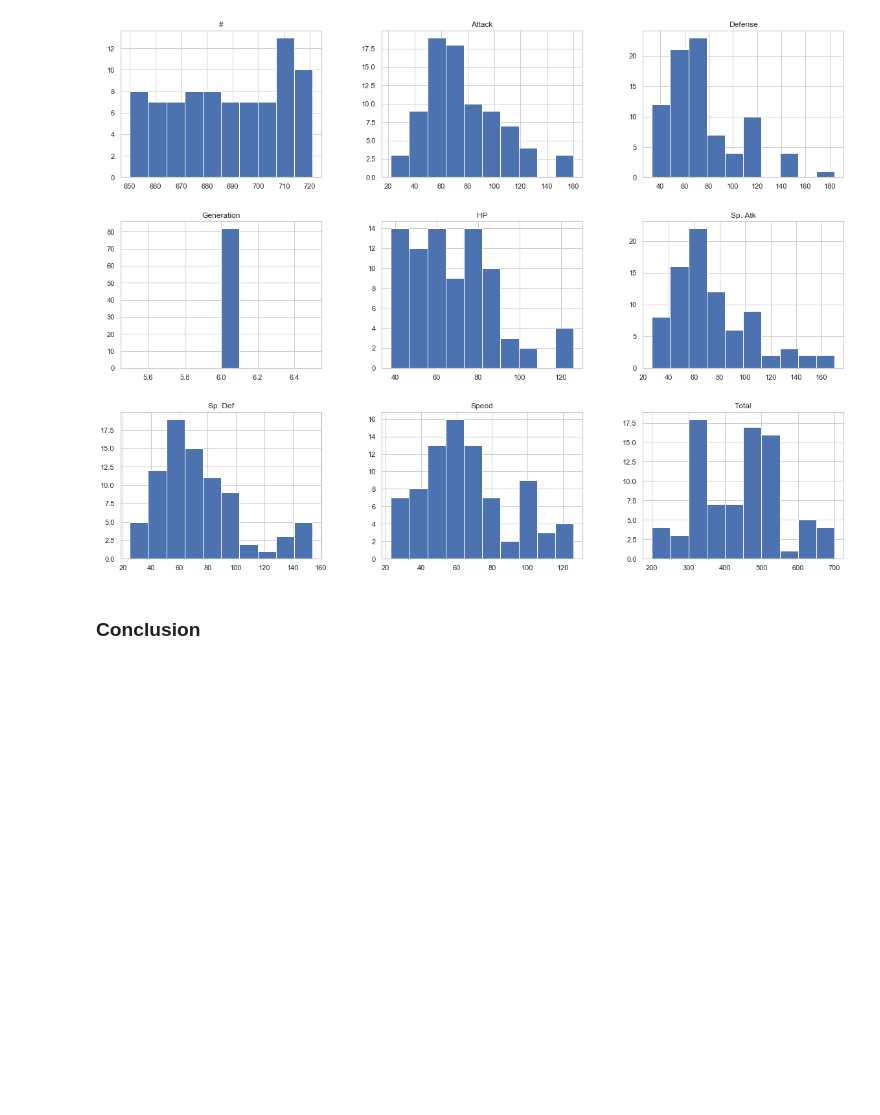
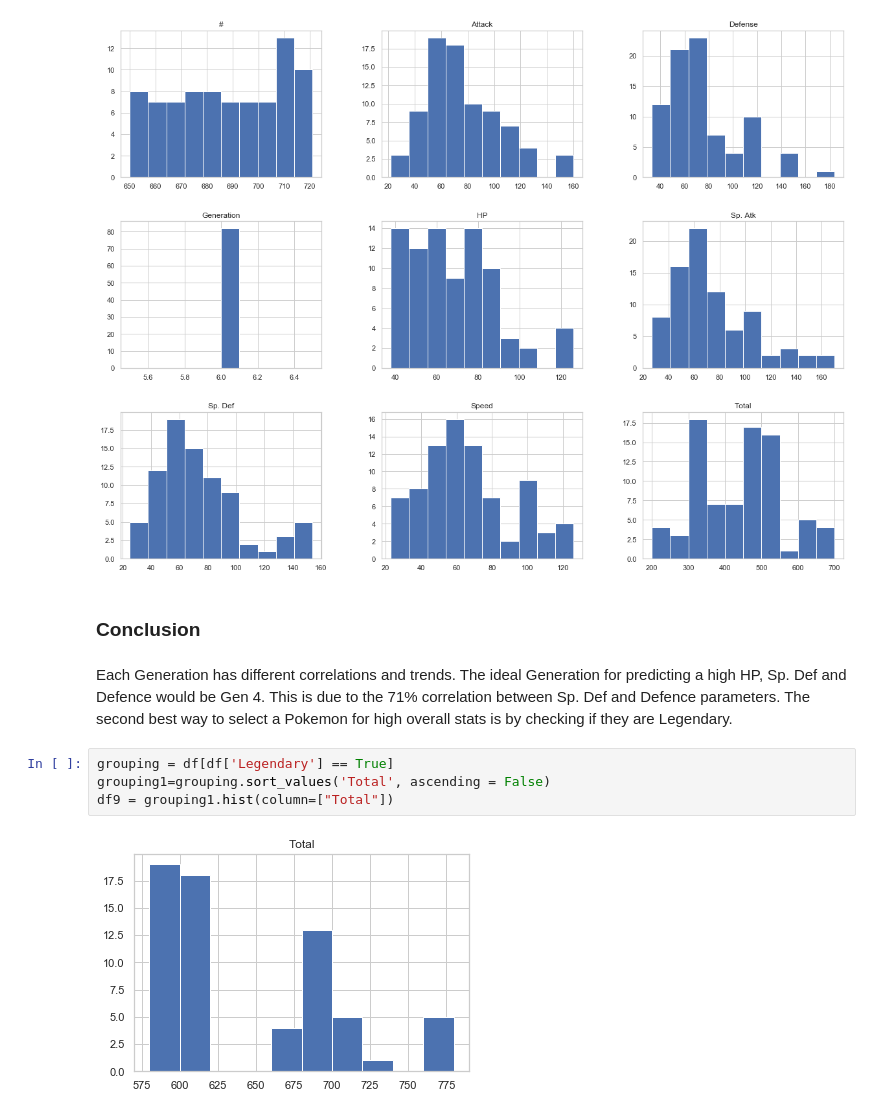
Before and after one commit to EdwinAndrew/Pokemon-Analysis, a Jupyter notebook: P_Data.ipynb, the cells around one changed output. Drawn from its saved outputs; the diff is of its cells as text; blank space fills up the shorter version.

```diff
--- a/P_Data.ipynb
+++ b/P_Data.ipynb
@@ -517,3 +537,11 @@ fig.set_size_inches(20,15)
 [figure]
 # %% [markdown]
 ### Conclusion
+# %% [markdown]
+Each Generation has different correlations and trends. The ideal Generation for predicting a high HP, Sp. Def and Defence would be Gen 4. This is due to the 71% correlation between Sp. Def and Defence parameters. The second best way to select a Pokemon for high overall stats is by checking if they are Legendary.
+# %%
+grouping = df[df['Legendary'] == True]
+grouping1=grouping.sort_values('Total', ascending = False)
+df9 = grouping1.hist(column=["Total"])
+# %% [output]
+[figure, added]
```
Also changed, not shown: parts of 13 cells of this notebook.
